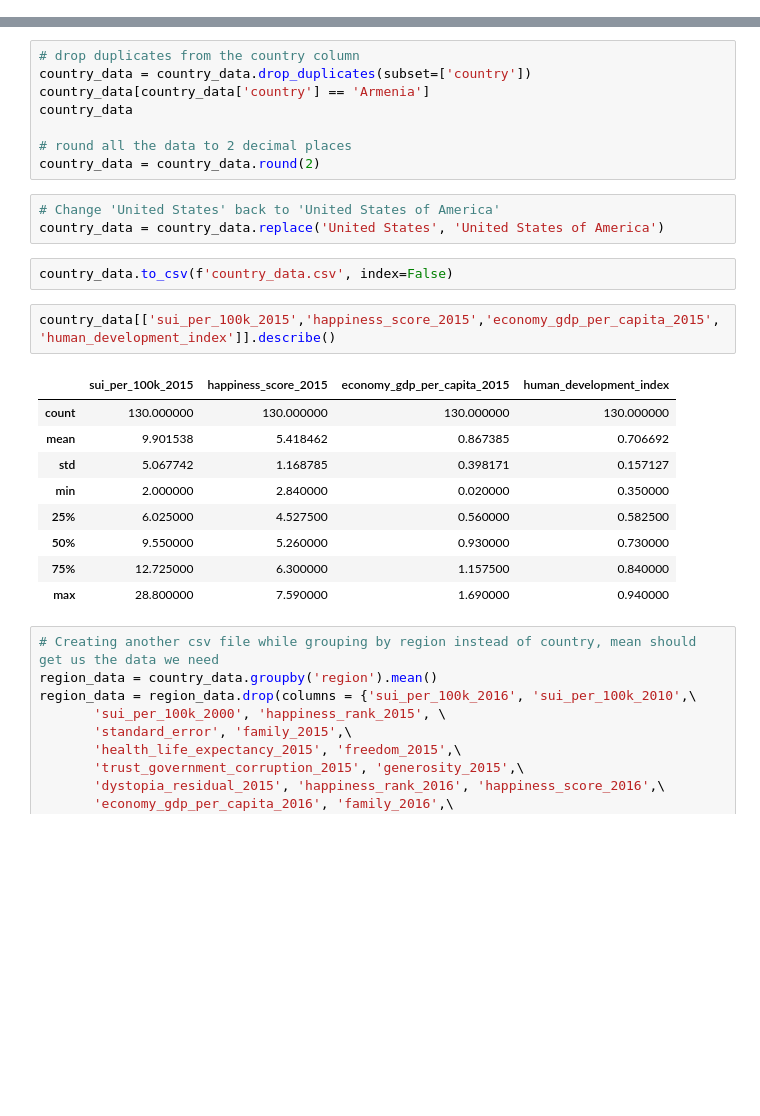
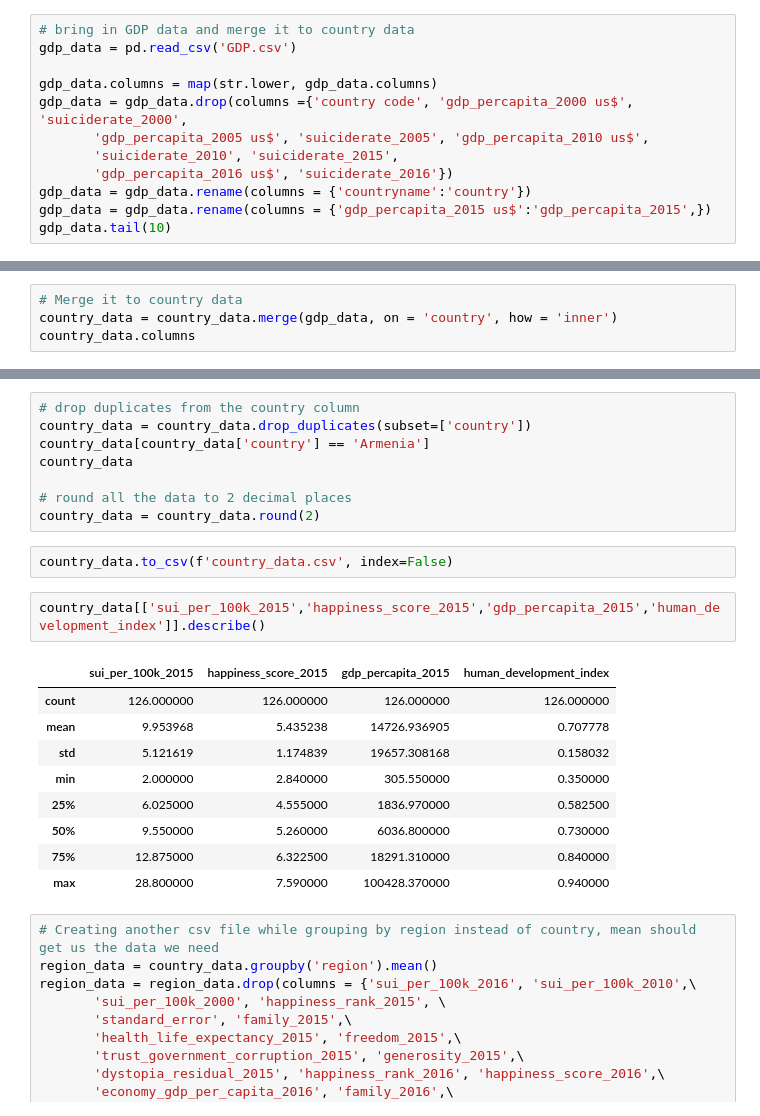
Before and after one commit to lake-walker/project_2, a Jupyter notebook: data_cleaning.ipynb, the cells around one changed output, grey strips where cells are left out. Cells and saved outputs as stored; diff of their text form; blank space fills up the shorter version.

Commit message:
the gdp data was wrong, quick fix

```diff
--- a/data_cleaning.ipynb
+++ b/data_cleaning.ipynb
@@ -266,0 +275,12 @@ country_data
+# %%
+# bring in GDP data and merge it to country data
+gdp_data = pd.read_csv('GDP.csv')
+
+gdp_data.columns = map(str.lower, gdp_data.columns)
+gdp_data = gdp_data.drop(columns ={'country code', 'gdp_percapita_2000 us$', 'suiciderate_2000',
+       'gdp_percapita_2005 us$', 'suiciderate_2005', 'gdp_percapita_2010 us$',
+       'suiciderate_2010', 'suiciderate_2015',
+       'gdp_percapita_2016 us$', 'suiciderate_2016'})
+gdp_data = gdp_data.rename(columns = {'countryname':'country'})
+gdp_data = gdp_data.rename(columns = {'gdp_percapita_2015 us$':'gdp_percapita_2015',})
+gdp_data.tail(10)
@@ -266,0 +302,4 @@ country_data
+# %%
+# Merge it to country data
+country_data = country_data.merge(gdp_data, on = 'country', how = 'inner')
+country_data.columns
@@ -272,23 +330,20 @@ country_data
 
 # round all the data to 2 decimal places
 country_data = country_data.round(2)
-# %%
-# Change 'United States' back to 'United States of America'
-country_data = country_data.replace('United States', 'United States of America')
 # %%
 country_data.to_csv(f'country_data.csv', index=False)
 # %%
-country_data[['sui_per_100k_2015','happiness_score_2015','economy_gdp_per_capita_2015','human_development_index']].describe()
+country_data[['sui_per_100k_2015','happiness_score_2015','gdp_percapita_2015','human_development_index']].describe()
 # %% [output]
-|  | sui_per_100k_2015 | happiness_score_2015 | economy_gdp_per_capita_2015 | human_development_index |
-| count | 130.000000 | 130.000000 | 130.000000 | 130.000000 |
-| mean | 9.901538 | 5.418462 | 0.867385 | 0.706692 |
-| std | 5.067742 | 1.168785 | 0.398171 | 0.157127 |
-| min | 2.000000 | 2.840000 | 0.020000 | 0.350000 |
-| 25% | 6.025000 | 4.527500 | 0.560000 | 0.582500 |
-| 50% | 9.550000 | 5.260000 | 0.930000 | 0.730000 |
-| 75% | 12.725000 | 6.300000 | 1.157500 | 0.840000 |
-| max | 28.800000 | 7.590000 | 1.690000 | 0.940000 |
+|  | sui_per_100k_2015 | happiness_score_2015 | gdp_percapita_2015 | human_development_index |
+| count | 126.000000 | 126.000000 | 126.000000 | 126.000000 |
+| mean | 9.953968 | 5.435238 | 14726.936905 | 0.707778 |
+| std | 5.121619 | 1.174839 | 19657.308168 | 0.158032 |
+| min | 2.000000 | 2.840000 | 305.550000 | 0.350000 |
+| 25% | 6.025000 | 4.555000 | 1836.970000 | 0.582500 |
+| 50% | 9.550000 | 5.260000 | 6036.800000 | 0.730000 |
+| 75% | 12.875000 | 6.322500 | 18291.310000 | 0.840000 |
+| max | 28.800000 | 7.590000 | 100428.370000 | 0.940000 |
 # %%
 # Creating another csv file while grouping by region instead of country, mean should get us the data we need
 region_data = country_data.groupby('region').mean()
```
Also changed, not shown: parts of 6 cells of this notebook, 8 other files.
